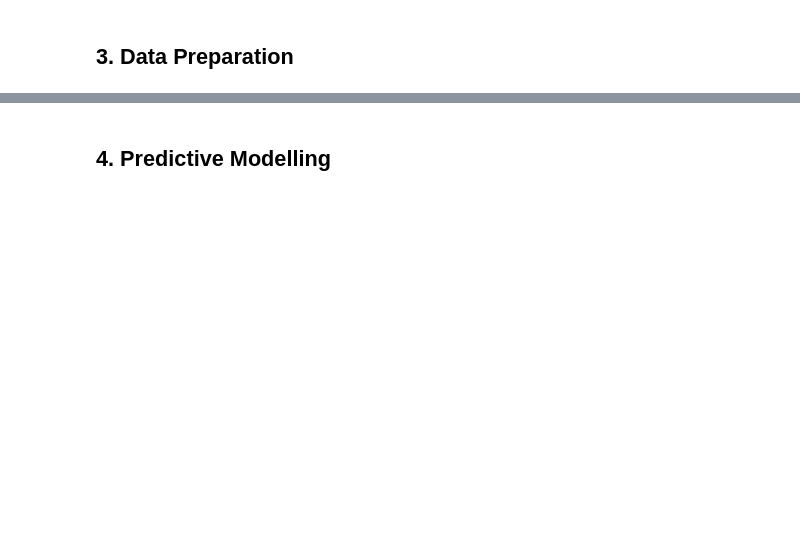
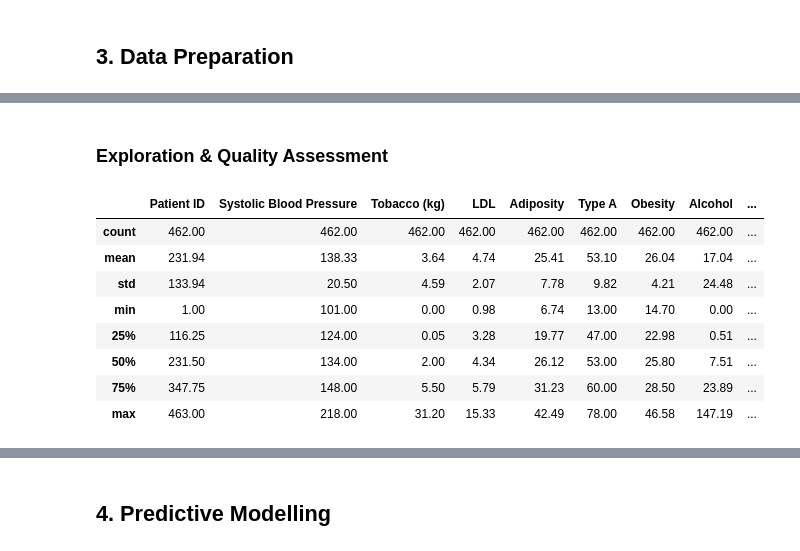
Before and after one commit to hpi-dhc/dm4dh-2023, a Jupyter notebook: 2_ML_Process.ipynb, the cells around one changed output, grey strips where cells are left out. Drawn from its saved outputs; the diff is of its cells as text; code cells hidden in the pictures; blank space fills up the shorter version.

```diff
--- a/2_ML_Process.ipynb
+++ b/2_ML_Process.ipynb
@@ -10,0 +61,14 @@
+# %% [markdown]
+### Exploration & Quality Assessment
+# %%
+heart_disease_data.describe()
+# %% [output]
+|  | Patient ID | Systolic Blood Pressure | Tobacco (kg) | LDL | Adiposity | Type A | Obesity | Alcohol | ... |
+| count | 462.00 | 462.00 | 462.00 | 462.00 | 462.00 | 462.00 | 462.00 | 462.00 | ... |
+| mean | 231.94 | 138.33 | 3.64 | 4.74 | 25.41 | 53.10 | 26.04 | 17.04 | ... |
+| std | 133.94 | 20.50 | 4.59 | 2.07 | 7.78 | 9.82 | 4.21 | 24.48 | ... |
+| min | 1.00 | 101.00 | 0.00 | 0.98 | 6.74 | 13.00 | 14.70 | 0.00 | ... |
+| 25% | 116.25 | 124.00 | 0.05 | 3.28 | 19.77 | 47.00 | 22.98 | 0.51 | ... |
+| 50% | 231.50 | 134.00 | 2.00 | 4.34 | 26.12 | 53.00 | 25.80 | 7.51 | ... |
+| 75% | 347.75 | 148.00 | 5.50 | 5.79 | 31.23 | 60.00 | 28.50 | 23.89 | ... |
+| max | 463.00 | 218.00 | 31.20 | 15.33 | 42.49 | 78.00 | 46.58 | 147.19 | ... |
```
Also changed, not shown: parts of 44 cells of this notebook, 2 other files.
